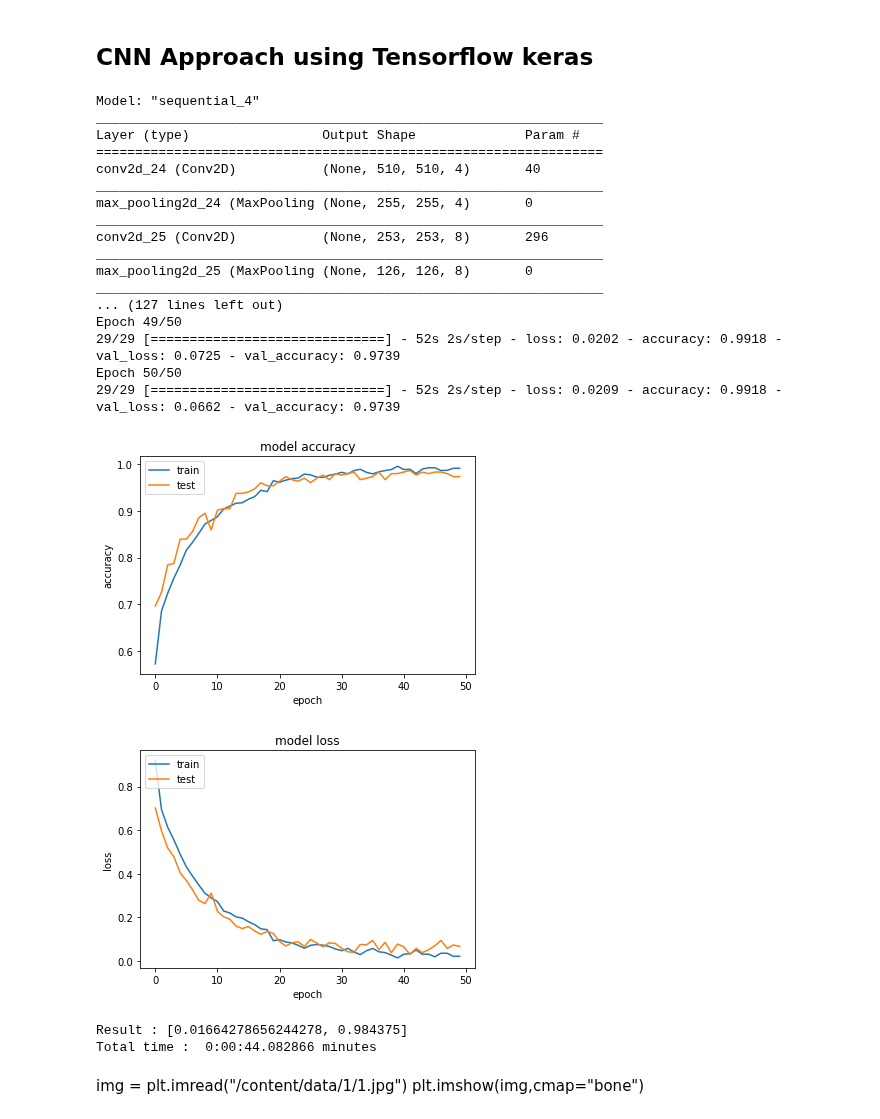
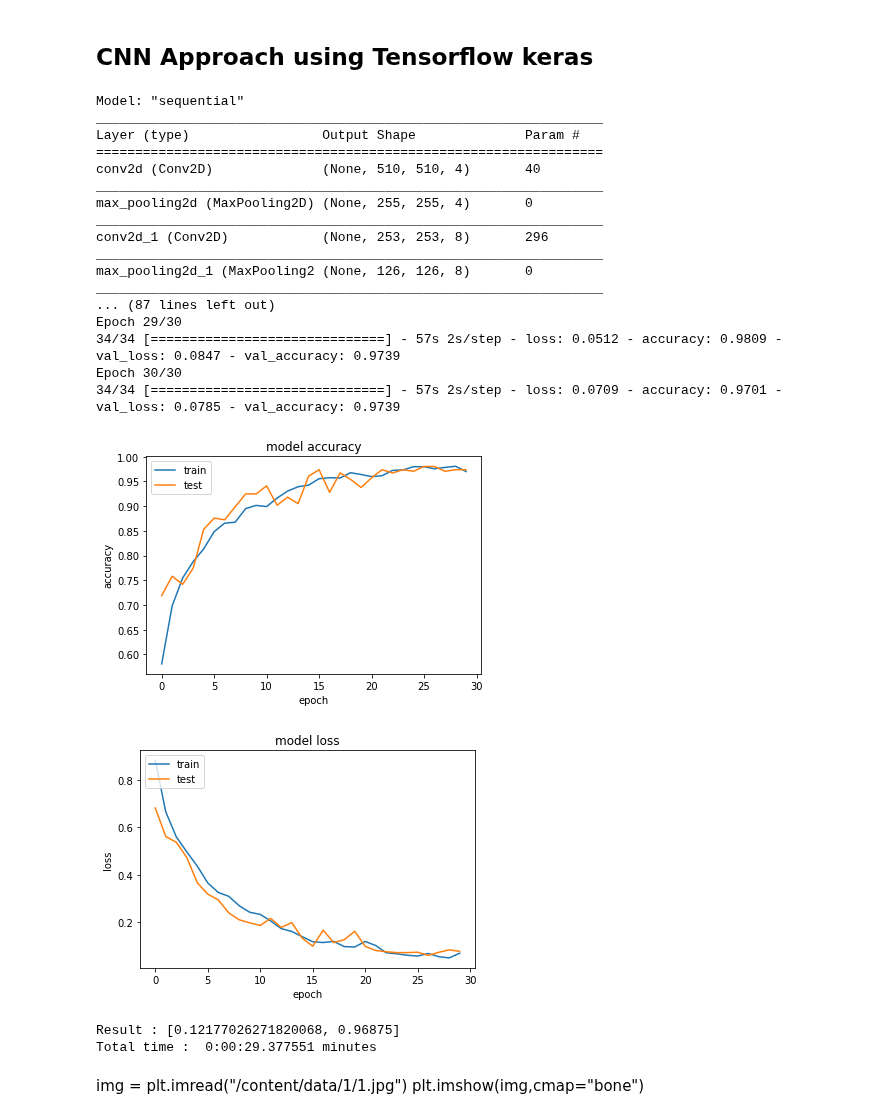
Before and after one commit to PadmarajBhat/Machine-Learning, a Jupyter notebook: BrainTumorClassification.ipynb, the cells around one changed output. Drawn from its saved outputs; the diff is of its cells as text; code cells hidden in the pictures.

```diff
--- a/BrainTumorClassification.ipynb
+++ b/BrainTumorClassification.ipynb
@@ -1120,53 +1120,53 @@ def CNN():
 
   history = model.fit_generator(training_data
                                 ,validation_data=validation_data
-                                ,epochs=50
+                                ,epochs=30
                                 ,use_multiprocessing=True
                                 )
   # summarize history for accuracy
   plt.plot(history.history['accuracy'])
   plt.plot(history.history['val_accuracy'])
   plt.title('model accuracy')
   plt.ylabel('accuracy')
   plt.xlabel('epoch')
   plt.legend(['train', 'test'], loc='upper left')
   plt.show()
   # summarize history for loss
   plt.plot(history.history['loss'])
   plt.plot(history.history['val_loss'])
   plt.title('model loss')
   plt.ylabel('loss')
   plt.xlabel('epoch')
   plt.legend(['train', 'test'], loc='upper left')
   plt.show()
 
   result = model.evaluate_generator(testing_data,steps=1)
   print("Result :", result)
   print("Total time : ", (datetime.datetime.now()-time_start)//60, "minutes")
 
 CNN()
 # %% [output]
-Model: "sequential_4"
+Model: "sequential"
 _________________________________________________________________
 Layer (type)                 Output Shape              Param #
 =================================================================
-conv2d_24 (Conv2D)           (None, 510, 510, 4)       40
+conv2d (Conv2D)              (None, 510, 510, 4)       40
 _________________________________________________________________
-max_pooling2d_24 (MaxPooling (None, 255, 255, 4)       0
+max_pooling2d (MaxPooling2D) (None, 255, 255, 4)       0
 _________________________________________________________________
-conv2d_25 (Conv2D)           (None, 253, 253, 8)       296
+conv2d_1 (Conv2D)            (None, 253, 253, 8)       296
 _________________________________________________________________
-max_pooling2d_25 (MaxPooling (None, 126, 126, 8)       0
+max_pooling2d_1 (MaxPooling2 (None, 126, 126, 8)       0
 _________________________________________________________________
-... (127 lines left out)
-Epoch 49/50
-29/29 [==============================] - 52s 2s/step - loss: 0.0202 - accuracy: 0.9918 - val_loss: 0.0725 - val_accuracy: 0.9739
-Epoch 50/50
-29/29 [==============================] - 52s 2s/step - loss: 0.0209 - accuracy: 0.9918 - val_loss: 0.0662 - val_accuracy: 0.9739
+... (87 lines left out)
+Epoch 29/30
+34/34 [==============================] - 57s 2s/step - loss: 0.0512 - accuracy: 0.9809 - val_loss: 0.0847 - val_accuracy: 0.9739
+Epoch 30/30
+34/34 [==============================] - 57s 2s/step - loss: 0.0709 - accuracy: 0.9701 - val_loss: 0.0785 - val_accuracy: 0.9739
-[figure, old version]
+[figure, new version]
-[figure, old version]
+[figure, new version]
-Result : [0.01664278656244278, 0.984375]
-Total time :  0:00:44.082866 minutes
+Result : [0.12177026271820068, 0.96875]
+Total time :  0:00:29.377551 minutes
 # %% [markdown]
 img = plt.imread("/content/data/1/1.jpg")
 plt.imshow(img,cmap="bone")
```
Also changed, not shown: parts of 1 cell of this notebook.
